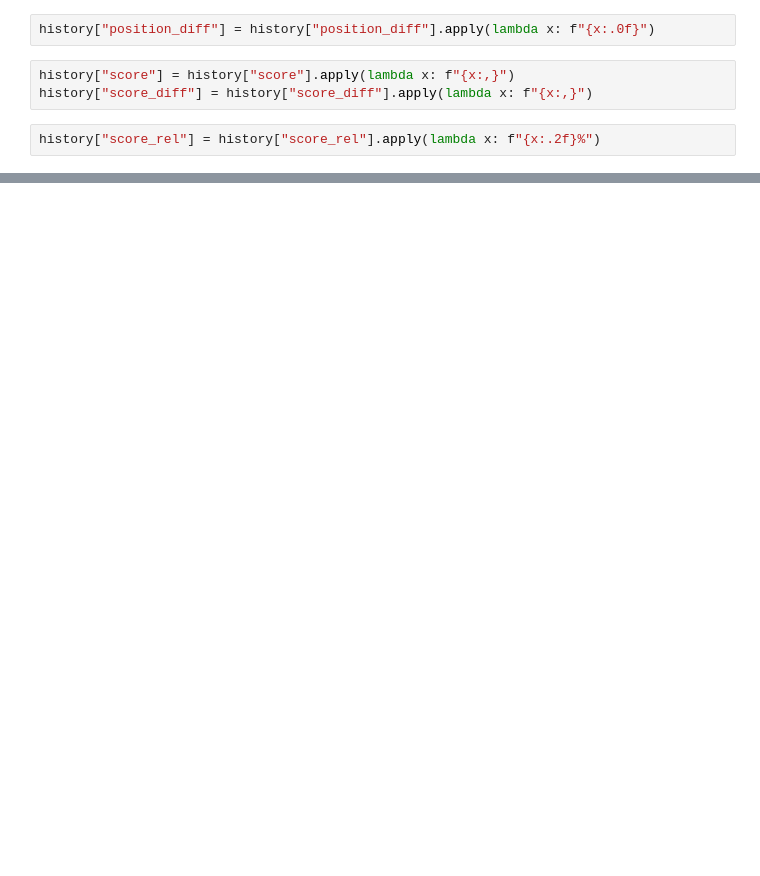
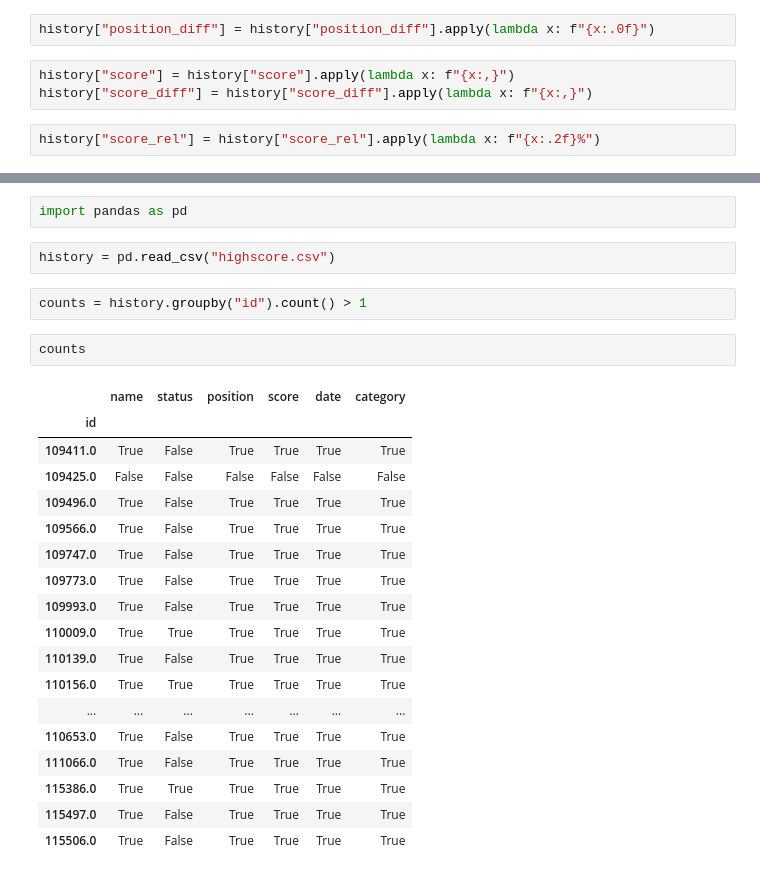
Before and after one commit to benedikt-holland/ogame-discord-webhooks, a Jupyter notebook: position_checker.ipynb, the cells around one changed output, grey strips where cells are left out. Saved outputs shown, nothing was run; the diff lists cells and outputs as text; blank space fills up the shorter version.

```diff
--- a/position_checker.ipynb
+++ b/position_checker.ipynb
@@ -258,3 +258,30 @@ history
 | 11 | Manticore | None | 109 | 1,898,518,262 | 2025-07-09 | 109.0 | 1.898518e+09 | 0.0 | 0 | ... |
 | 16 | ToxicAttack | vI | 434 | 318,741,377 | 2025-07-09 | 434.0 | 3.187414e+08 | 0.0 | 0 | ... |
 | 9 | Lost | None | 310 | 611,497,763 | 2025-07-09 | 310.0 | 6.114837e+09 | -5,503,339,087.0 | 0 | ... |
+# %%
+import pandas as pd
+# %%
+history = pd.read_csv("highscore.csv")
+# %%
+counts = history.groupby("id").count() > 1
+# %%
+counts
+# %% [output]
+|  | name | status | position | score | date | category |
+| id |  |  |  |  |  |  |
+| 109411.0 | True | False | True | True | True | True |
+| 109425.0 | False | False | False | False | False | False |
+| 109496.0 | True | False | True | True | True | True |
+| 109566.0 | True | False | True | True | True | True |
+| 109747.0 | True | False | True | True | True | True |
+| 109773.0 | True | False | True | True | True | True |
+| 109993.0 | True | False | True | True | True | True |
+| 110009.0 | True | True | True | True | True | True |
+| 110139.0 | True | False | True | True | True | True |
+| 110156.0 | True | True | True | True | True | True |
+| ... | ... | ... | ... | ... | ... | ... |
+| 110653.0 | True | False | True | True | True | True |
+| 111066.0 | True | False | True | True | True | True |
+| 115386.0 | True | True | True | True | True | True |
+| 115497.0 | True | False | True | True | True | True |
+| 115506.0 | True | False | True | True | True | True |
```
Also changed, not shown: 1 other file.
